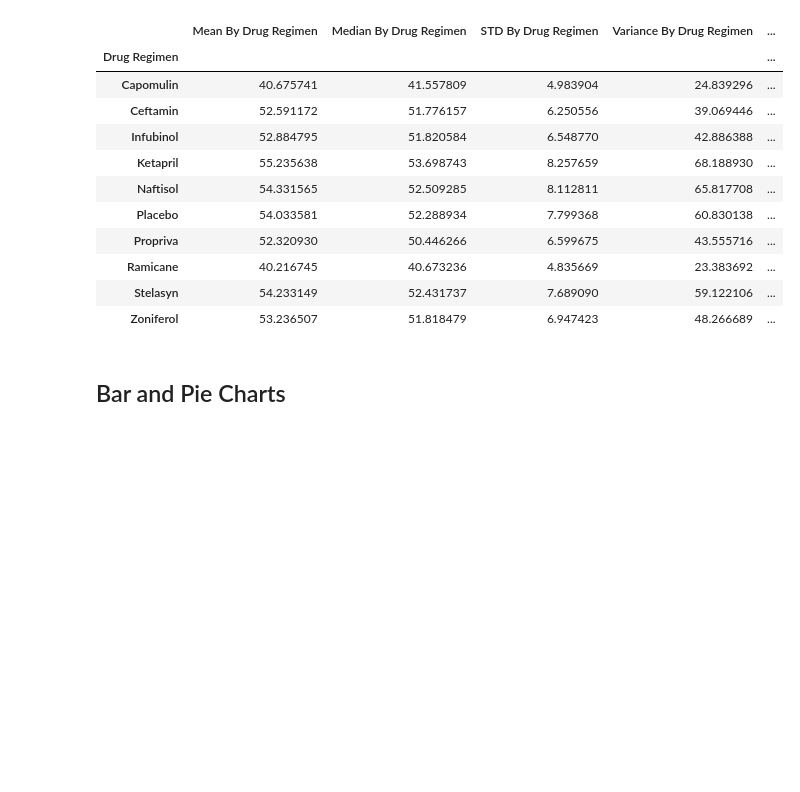
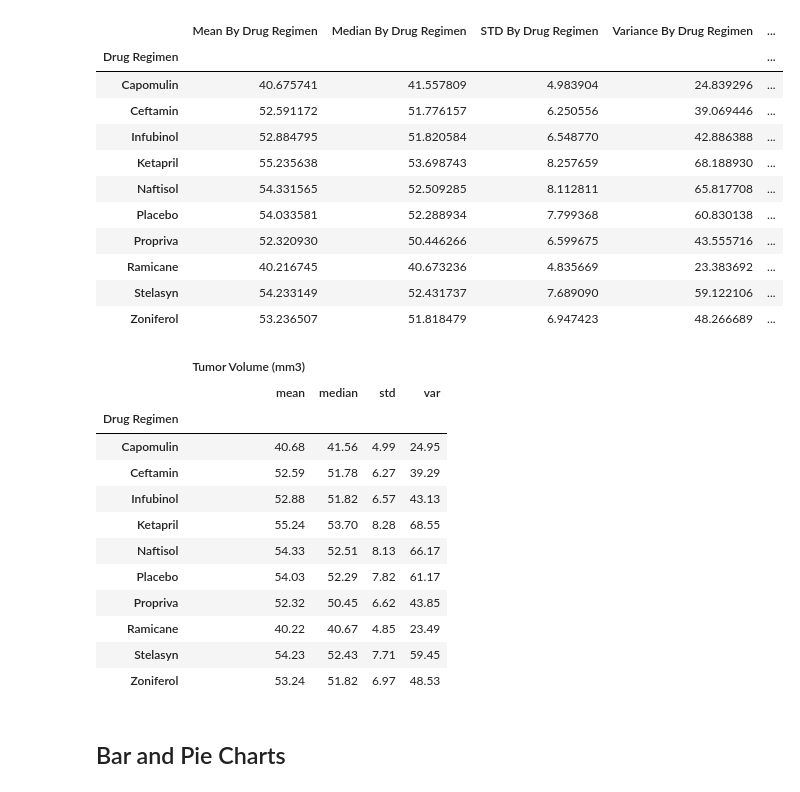
Before and after one commit to vasu11/matplotlib-challenge, a Jupyter notebook: Pymaceuticals/pymaceuticals.ipynb, the cells around one changed output. Saved outputs shown, nothing was run; the diff lists cells and outputs as text; code cells hidden in the pictures; blank space fills up the shorter version.

```diff
--- a/Pymaceuticals/pymaceuticals.ipynb
+++ b/Pymaceuticals/pymaceuticals.ipynb
@@ -132,6 +132,29 @@ summary_regimen_df
 # %%
 # Generate a summary statistics table of mean, median, variance, standard deviation, and SEM of the tumor volume for each regimen
 
 # Using the aggregation method, produce the same summary statistics in a single line
+#mouse_study_df.groupby('Drug Regimen').agg({'Tumor Volume (mm3)':'mean',
+#                                           'Tumor Volume (mm3)':'median',
+#                                           'Tumor Volume (mm3)':'std',
+#                                           'Tumor Volume (mm3)':'var'})
+agg_func_math = {
+    'Tumor Volume (mm3)':
+    ['mean', 'median', 'std', 'var']
+}
+mouse_study_df.groupby(['Drug Regimen']).agg(agg_func_math).round(2)
+# %% [output]
+|  | Tumor Volume (mm3) |  |  |  |
+|  | mean | median | std | var |
+| Drug Regimen |  |  |  |  |
+| Capomulin | 40.68 | 41.56 | 4.99 | 24.95 |
+| Ceftamin | 52.59 | 51.78 | 6.27 | 39.29 |
+| Infubinol | 52.88 | 51.82 | 6.57 | 43.13 |
+| Ketapril | 55.24 | 53.70 | 8.28 | 68.55 |
+| Naftisol | 54.33 | 52.51 | 8.13 | 66.17 |
+| Placebo | 54.03 | 52.29 | 7.82 | 61.17 |
+| Propriva | 52.32 | 50.45 | 6.62 | 43.85 |
+| Ramicane | 40.22 | 40.67 | 4.85 | 23.49 |
+| Stelasyn | 54.23 | 52.43 | 7.71 | 59.45 |
+| Zoniferol | 53.24 | 51.82 | 6.97 | 48.53 |
 # %% [markdown]
 ## Bar and Pie Charts
```
Also changed, not shown: parts of 3 cells of this notebook.
